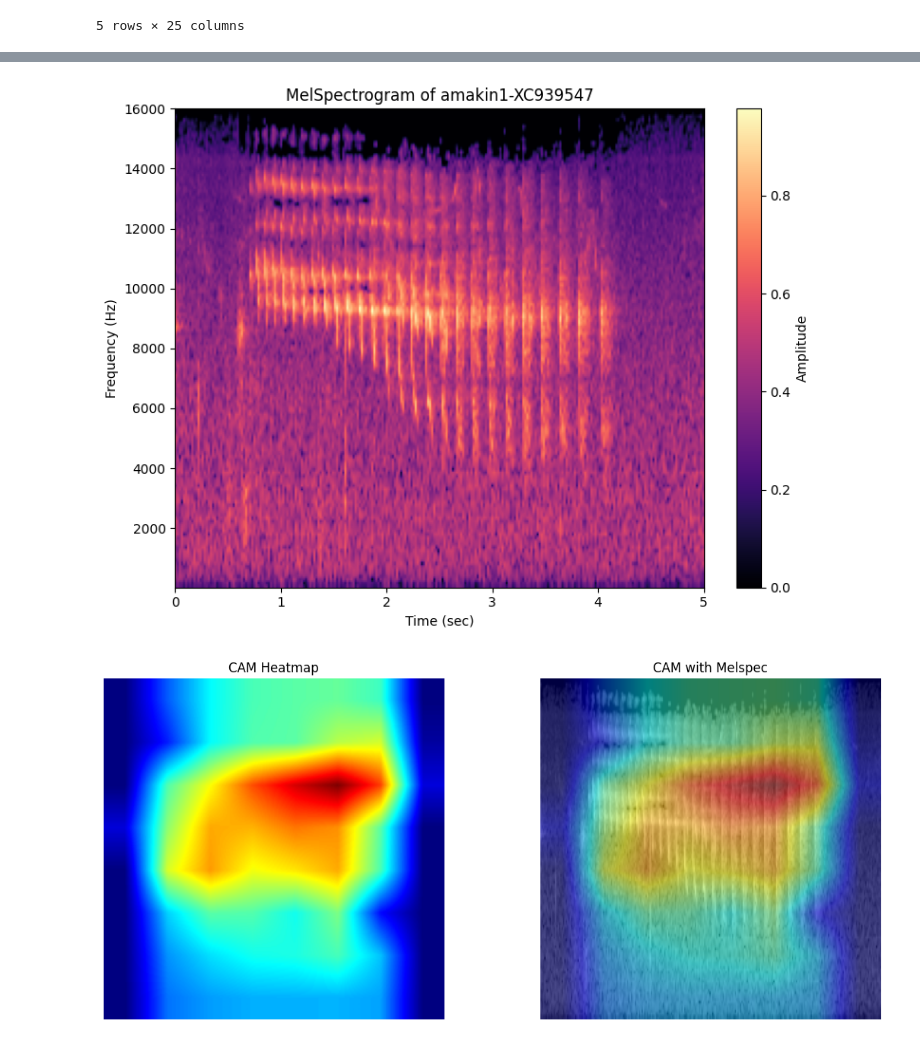
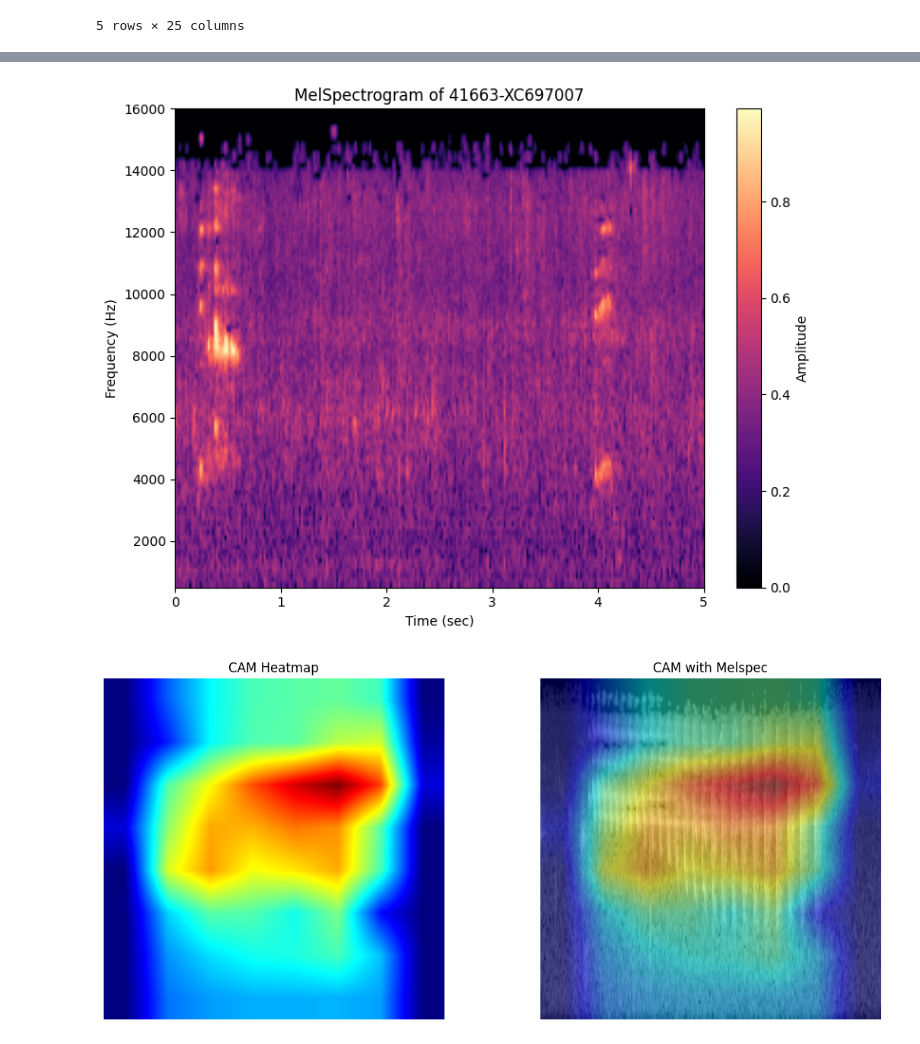
Before and after one commit to junya737/birdclef-2025, a Jupyter notebook: scripts/check_mel_audio.ipynb, the cells around one changed output, grey strips where cells are left out. Drawn from its saved outputs; the diff is of its cells as text; code cells hidden in the pictures.

```diff
--- a/scripts/check_mel_audio.ipynb
+++ b/scripts/check_mel_audio.ipynb
@@ -225,5 +209,5 @@ working_df
 # %%
-i = 15
+i = 1
 filename=df["filename"].iloc[i]
 utils_lib.play_audio(filename, cfg.train_datadir)
 # %% [output]
@@ -231,30 +215,30 @@ utils_lib.play_audio(filename, cfg.train_datadir)
 # %%
 # 表示したい species_id を指定（例: 'pitangsp'）
 samplename= df["samplename"].iloc[i]
 species_id = samplename # 実際のIDに置き換えてください
 
 # Melスペクトログラムを取得
 mel = spec[species_id]  # shape: (256, 256)
 
 n_mels = 148  # 例: 256
-fmin = 20           # 実際に使用したfmin
+fmin = 500           # 実際に使用したfmin
 fmax = 16000           # 実際に使用したfmax
 duration = 5.0         # メルスペクトログラムの時間（秒）
 
 # X軸（時間）と Y軸（周波数）の範囲指定
 extent = [0, duration, fmin, fmax]  # [x_min, x_max, y_min, y_max]
 
 # 表示
 plt.figure(figsize=(8, 6))
 plt.imshow(mel, aspect='auto', origin='lower', cmap='magma', extent=extent)
 plt.title(f"MelSpectrogram of {species_id}")
 plt.xlabel("Time (sec)")
 plt.ylabel("Frequency (Hz)")
 plt.colorbar(label='Amplitude')
 plt.tight_layout()
 plt.show()
 # %% [output]
-[figure, old version]
+[figure, new version]
 # %%
 mel = spec[samplename]  # Melスペクトログラム（NumPy形式）
 model = models[0]  # あなたのモデル
```
Also changed, not shown: parts of 7 cells of this notebook.
